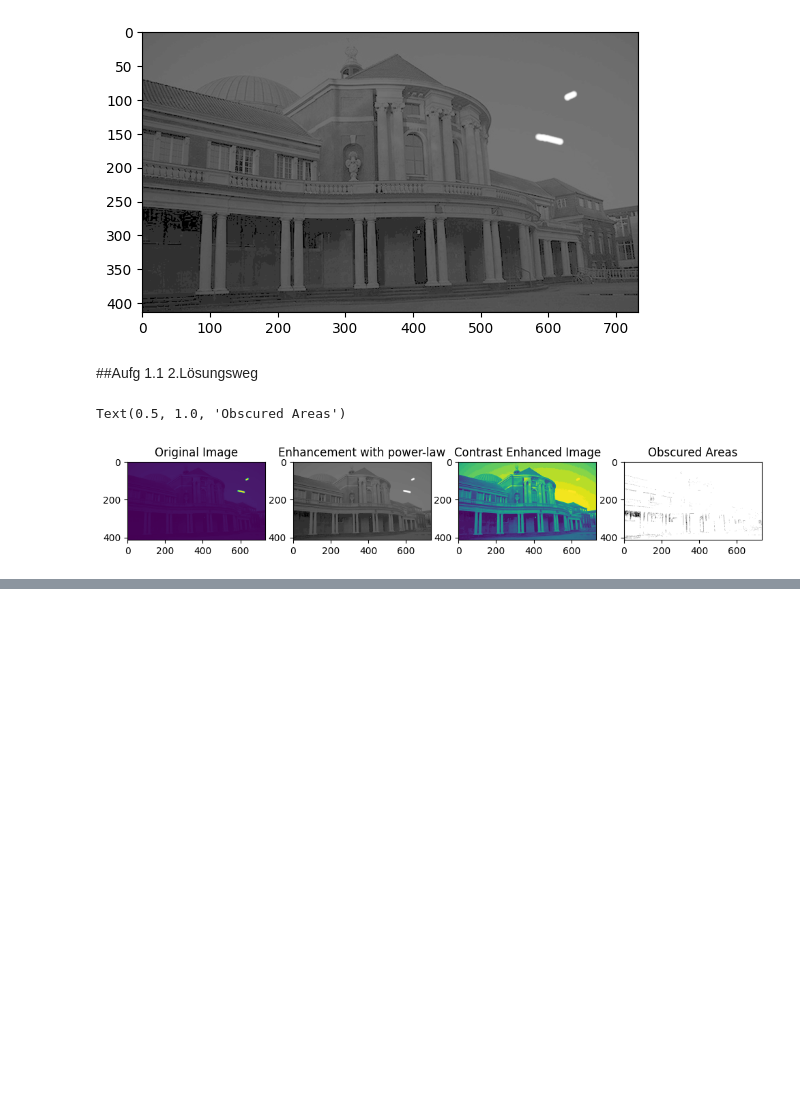
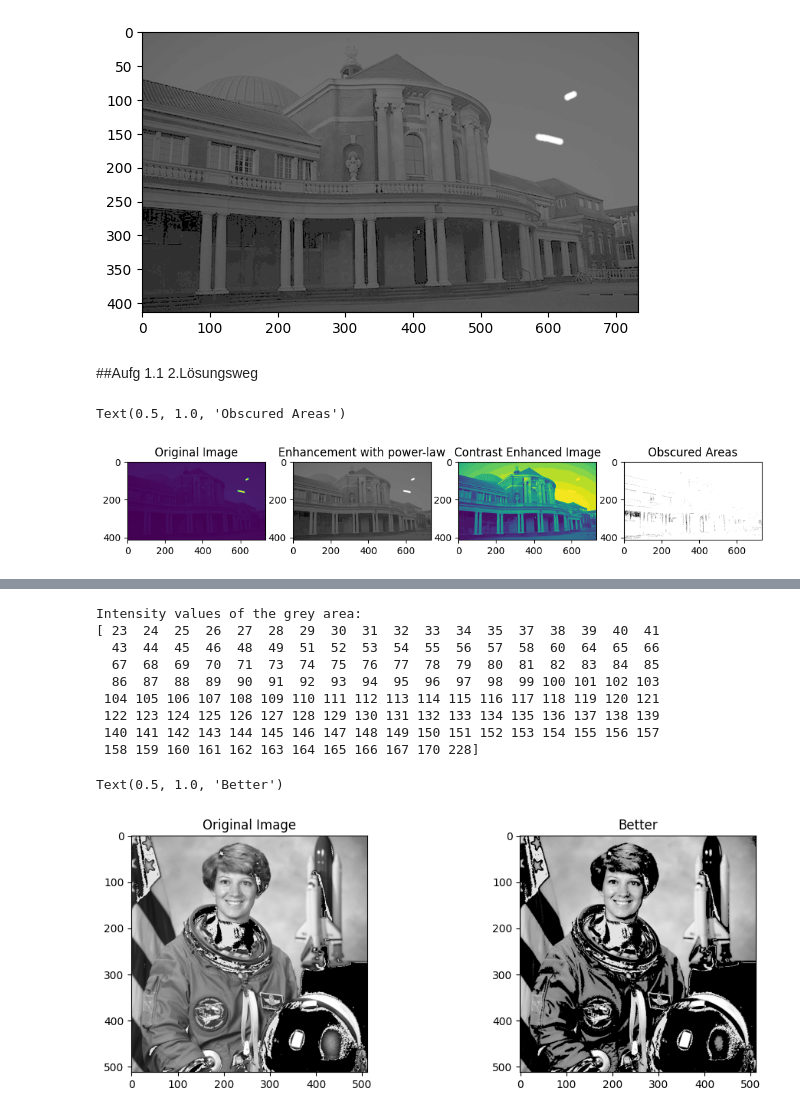
Before and after one commit to Mynna/bv23-wk04, a Jupyter notebook: Blatt04_Aufg01.ipynb, the cells around one changed output, grey strips where cells are left out. Cells and saved outputs as stored; diff of their text form; code cells hidden in the pictures; blank space fills up the shorter version.

```diff
--- a/Blatt04_Aufg01.ipynb
+++ b/Blatt04_Aufg01.ipynb
@@ -55,0 +75,30 @@ Text(0.5, 1.0, 'Obscured Areas')
+# %%
+
+image_path='./bildverbesserung/bild2.png'
+img3 = imread(image_path)
+
+#enhance the picture
+result=img3.copy()
+result[np.logical_and(img3>23,img3<120)]=0
+
+
+
+#Plot the images
+fig, axes= plt.subplots(1,2,figsize=(12, 4))
+axes[0].imshow(img3,cmap='gray',vmin=0,vmax=255)
+axes[0].set_title('Original Image')
+
+axes[1].imshow(result,cmap='gray',vmin=0,vmax=255)
+axes[1].set_title('Better')
+# %% [output]
+Intensity values of the grey area:
+[ 23  24  25  26  27  28  29  30  31  32  33  34  35  37  38  39  40  41
+  43  44  45  46  48  49  51  52  53  54  55  56  57  58  60  64  65  66
+  67  68  69  70  71  73  74  75  76  77  78  79  80  81  82  83  84  85
+  86  87  88  89  90  91  92  93  94  95  96  97  98  99 100 101 102 103
+ 104 105 106 107 108 109 110 111 112 113 114 115 116 117 118 119 120 121
+ 122 123 124 125 126 127 128 129 130 131 132 133 134 135 136 137 138 139
+ 140 141 142 143 144 145 146 147 148 149 150 151 152 153 154 155 156 157
+ 158 159 160 161 162 163 164 165 166 167 170 228]
+Text(0.5, 1.0, 'Better')
+[figure, added]
```
Also changed, not shown: parts of 2 cells of this notebook, 1 other file.
